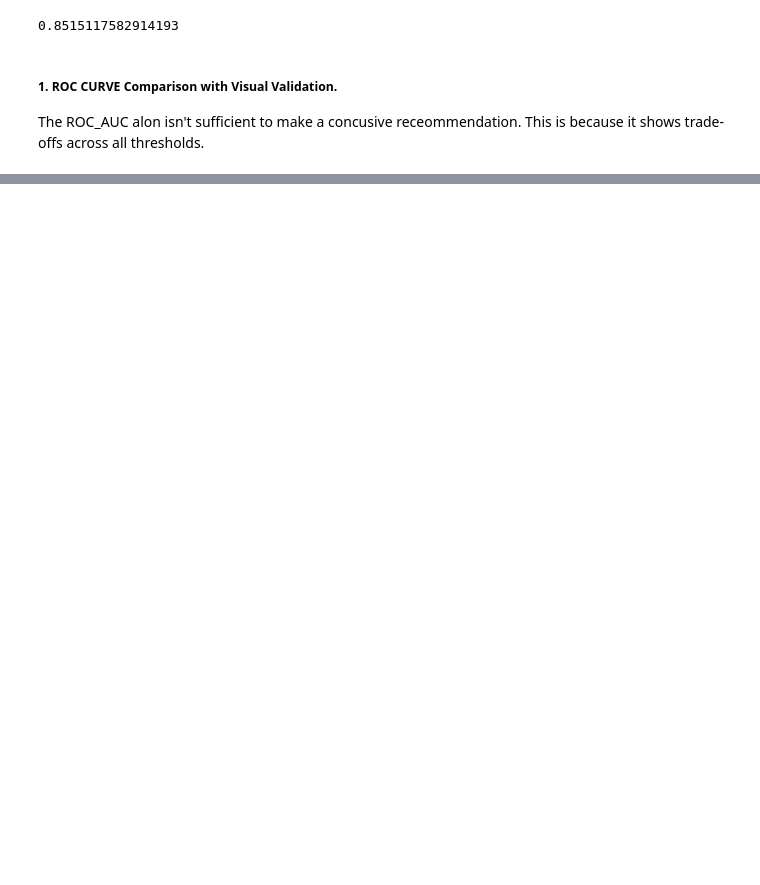
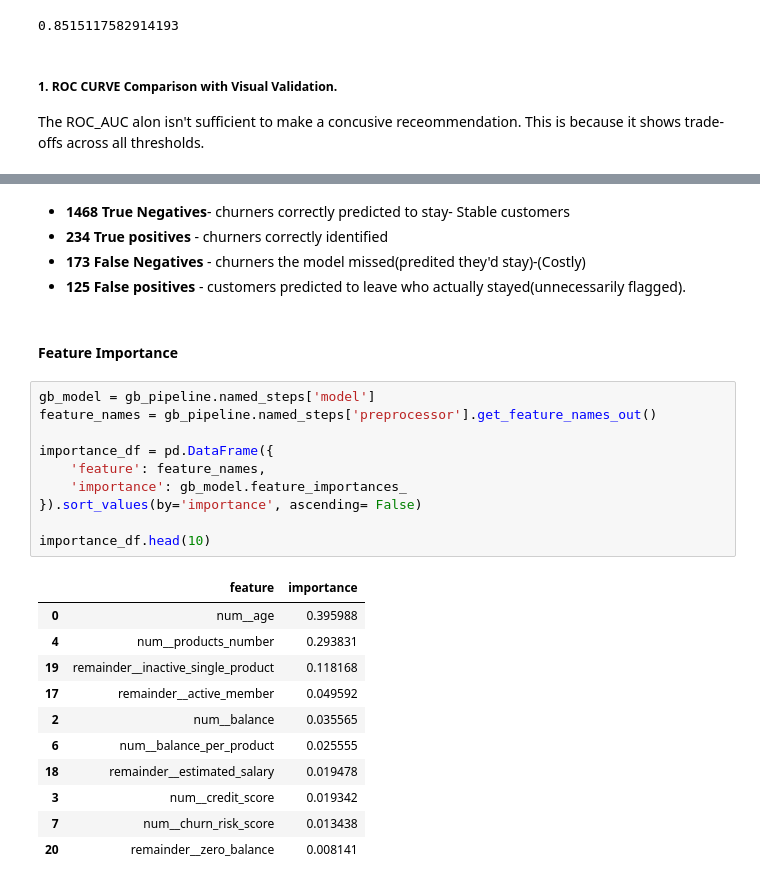
Before and after one commit to AnalystMochoge/customerchurnprediction, a Jupyter notebook: notebooks/05_evaluation.ipynb, the cells around one changed output, grey strips where cells are left out. Saved outputs shown, nothing was run; the diff lists cells and outputs as text; blank space fills up the shorter version.

```diff
--- a/notebooks/05_evaluation.ipynb
+++ b/notebooks/05_evaluation.ipynb
@@ -104,0 +199,29 @@ The ROC_AUC alon isn't sufficient to make a concusive receommendation. This is b
+# %% [markdown]
+* **1468 True Negatives**- churners correctly predicted to stay- Stable customers
+* **234 True positives** - churners correctly identified
+* **173 False Negatives** - churners the model missed(predited they'd stay)-(Costly)
+* **125 False positives** - customers predicted to leave who actually stayed(unnecessarily flagged).
+# %% [markdown]
+#### Feature Importance
+# %%
+gb_model = gb_pipeline.named_steps['model']
+feature_names = gb_pipeline.named_steps['preprocessor'].get_feature_names_out()
+
+importance_df = pd.DataFrame({
+    'feature': feature_names,
+    'importance': gb_model.feature_importances_
+}).sort_values(by='importance', ascending= False)
+
+importance_df.head(10)
+# %% [output]
+|  | feature | importance |
+| 0 | num__age | 0.395988 |
+| 4 | num__products_number | 0.293831 |
+| 19 | remainder__inactive_single_product | 0.118168 |
+| 17 | remainder__active_member | 0.049592 |
+| 2 | num__balance | 0.035565 |
+| 6 | num__balance_per_product | 0.025555 |
+| 18 | remainder__estimated_salary | 0.019478 |
+| 3 | num__credit_score | 0.019342 |
+| 7 | num__churn_risk_score | 0.013438 |
+| 20 | remainder__zero_balance | 0.008141 |
```
Also changed, not shown: parts of 13 cells of this notebook, 6 other files.
